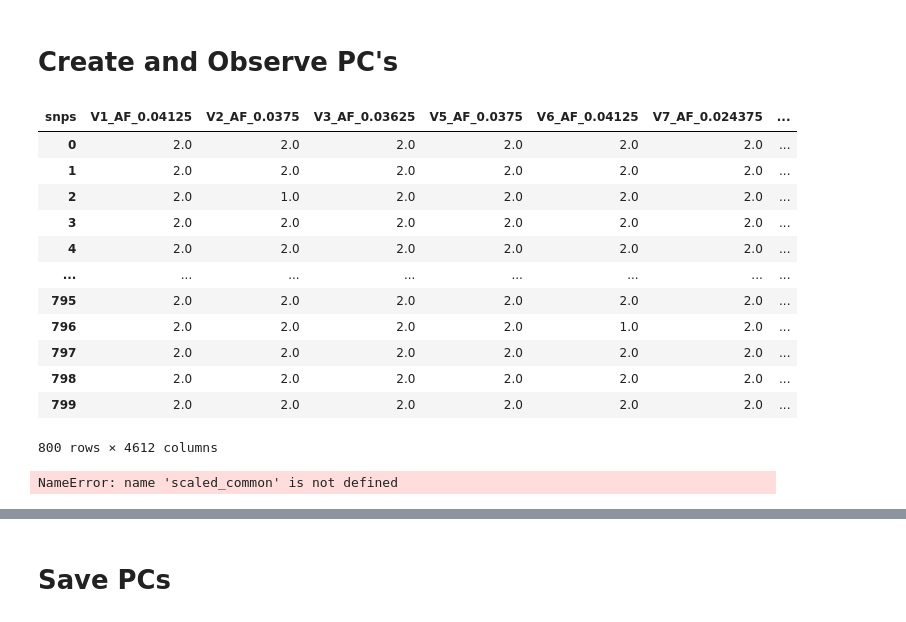
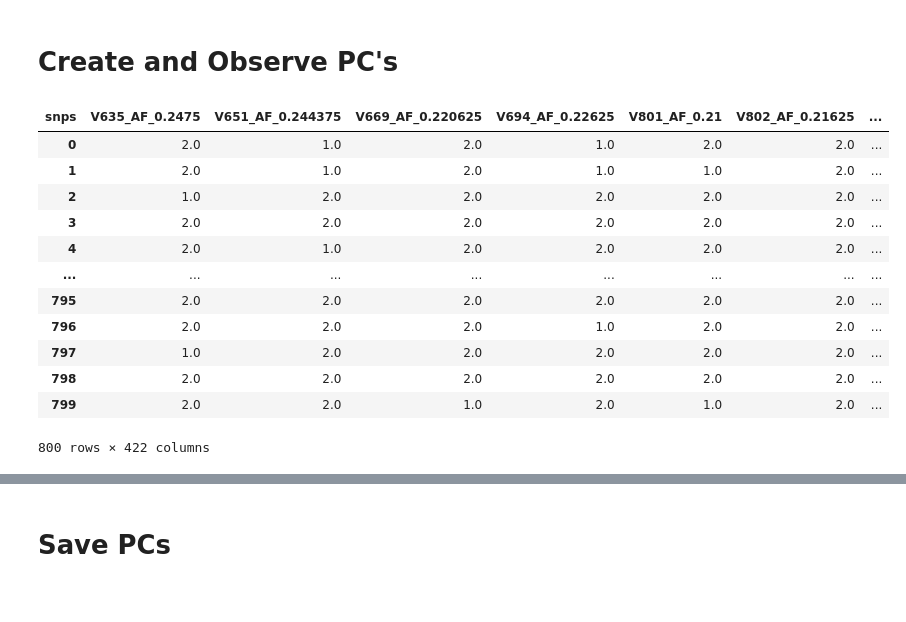
Before and after one commit to mat2m10/abyss_simulation, a Jupyter notebook: 03 Create and Visualise PCs.ipynb, the cells around one changed output, grey strips where cells are left out. Drawn from its saved outputs; the diff is of its cells as text; code cells hidden in the pictures.

```diff
--- a/03 Create and Visualise PCs.ipynb
+++ b/03 Create and Visualise PCs.ipynb
@@ -108,25 +108,21 @@ common = pd.read_pickle(f"data/G{G}_L{L}_c{c}_k{k}_M{M}_HWE{HWE}/genotype/01_com
 complete = pd.concat([common, rare, very_rare], axis=1)
 complete = ((complete*2)-1)
 # %%
-very_rare
+common
 # %% [output]
-| snps | V1_AF_0.04125 | V2_AF_0.0375 | V3_AF_0.03625 | V5_AF_0.0375 | V6_AF_0.04125 | V7_AF_0.024375 | ... |
-| 0 | 2.0 | 2.0 | 2.0 | 2.0 | 2.0 | 2.0 | ... |
-| 1 | 2.0 | 2.0 | 2.0 | 2.0 | 2.0 | 2.0 | ... |
-| 2 | 2.0 | 1.0 | 2.0 | 2.0 | 2.0 | 2.0 | ... |
+| snps | V635_AF_0.2475 | V651_AF_0.244375 | V669_AF_0.220625 | V694_AF_0.22625 | V801_AF_0.21 | V802_AF_0.21625 | ... |
+| 0 | 2.0 | 1.0 | 2.0 | 1.0 | 2.0 | 2.0 | ... |
+| 1 | 2.0 | 1.0 | 2.0 | 1.0 | 1.0 | 2.0 | ... |
+| 2 | 1.0 | 2.0 | 2.0 | 2.0 | 2.0 | 2.0 | ... |
 | 3 | 2.0 | 2.0 | 2.0 | 2.0 | 2.0 | 2.0 | ... |
-| 4 | 2.0 | 2.0 | 2.0 | 2.0 | 2.0 | 2.0 | ... |
+| 4 | 2.0 | 1.0 | 2.0 | 2.0 | 2.0 | 2.0 | ... |
 | ... | ... | ... | ... | ... | ... | ... | ... |
 | 795 | 2.0 | 2.0 | 2.0 | 2.0 | 2.0 | 2.0 | ... |
-| 796 | 2.0 | 2.0 | 2.0 | 2.0 | 1.0 | 2.0 | ... |
-| 797 | 2.0 | 2.0 | 2.0 | 2.0 | 2.0 | 2.0 | ... |
+| 796 | 2.0 | 2.0 | 2.0 | 1.0 | 2.0 | 2.0 | ... |
+| 797 | 1.0 | 2.0 | 2.0 | 2.0 | 2.0 | 2.0 | ... |
 | 798 | 2.0 | 2.0 | 2.0 | 2.0 | 2.0 | 2.0 | ... |
-| 799 | 2.0 | 2.0 | 2.0 | 2.0 | 2.0 | 2.0 | ... |
+| 799 | 2.0 | 2.0 | 1.0 | 2.0 | 1.0 | 2.0 | ... |
-800 rows × 4612 columns
+800 rows × 422 columns
-# %%
-scaled_common
-# %% [output]
-NameError: name 'scaled_common' is not defined
 # %%
 scaled_complete = scaler.fit_transform(complete)
 scaled_common = scaler.fit_transform(common)
```
Also changed, not shown: parts of 4 cells of this notebook, 5 other files.
